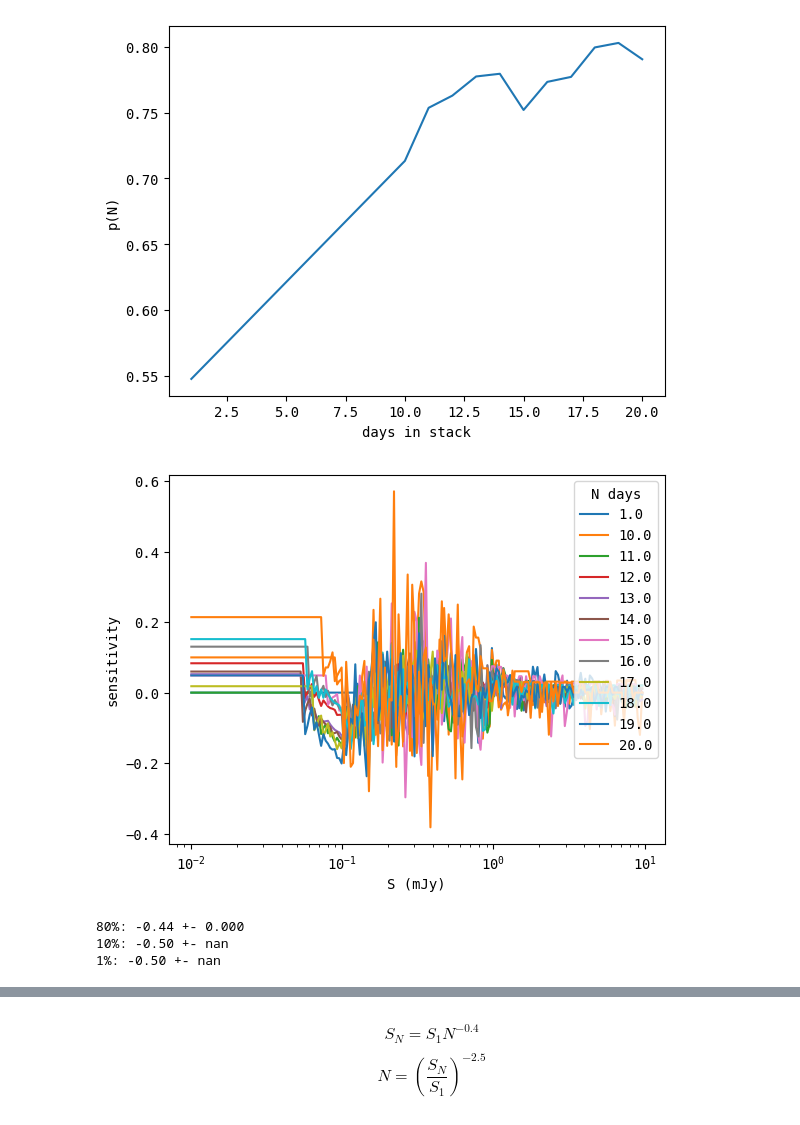
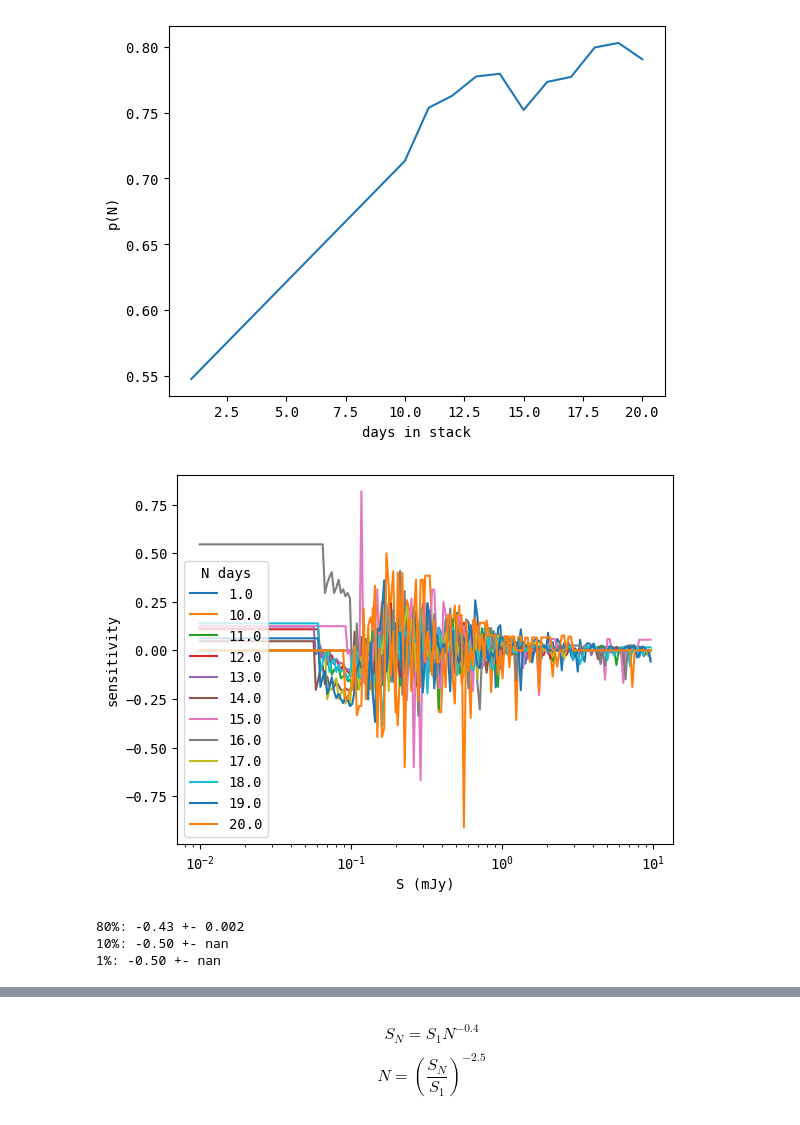
Before and after one commit to chime-sps/Transmissivity, a Jupyter notebook: results/sensitivity_dropoff.ipynb, the cells around one changed output, grey strips where cells are left out. Saved outputs shown, nothing was run; the diff lists cells and outputs as text; code cells hidden in the pictures.

Commit message:
more plots

```diff
--- a/results/sensitivity_dropoff.ipynb
+++ b/results/sensitivity_dropoff.ipynb
@@ -114,8 +114,11 @@ S_err1_down = np.zeros(len(data))
 
 for i in range(len(data)):
 
+
+    f_mask = (data[i][:, f_idx] > 1) & (data[i][:, f_idx] < 5)
+
     _, S_sens, S_smooth = au.get_sensitivity(
-        data[i],
+        data[i][f_mask],
         *(S_idx, S_bins, S_dev)
     )
 
@@ -125,42 +128,42 @@ for i in range(len(data)):
 
     S_curve[i] = S_sens
     #S_smooth = gaussian_filter(S_sens, 3)
-    S_50[i] = np.max(S_bins[np.where(S_smooth < 0.5)[0]])
+    S_50[i] = np.max(S_bins[np.where(S_smooth < 0.97)[0]])
     S_10[i] = np.max(S_bins[np.where(S_smooth < 0.1)[0]])
     S_1[i] = np.max(S_bins[np.where(S_smooth < 0.01)[0]])
 
-    p_80_idx = np.where(S_smooth < 0.5)[0][-1]
+    p_80_idx = np.where(S_smooth < 0.97)[0][-1]
     local_std50 = np.std(S_sens[p_80_idx - 10: p_80_idx + 10])
-    S_err50_up[i] = np.max(S_bins[np.where(S_smooth < 0.5 + local_std50)[0]])
+    S_err50_up[i] = np.max(S_bins[np.where(S_smooth < 0.8 + local_std50)[0]])
 
     p_10_idx = np.where(S_smooth < 0.1)[0][-1]
     local_std10 = np.std(S_sens[p_10_idx - 10:p_10_idx + 10])
     S_err10_up[i] = np.max(S_bins[np.where(S_smooth < 0.1 + local_std10)[0]])
     try:
         S_err10_down[i] = np.max(S_bins[np.where(S_smooth < 0.1 - local_std10)[0]])
     except:
         S_err10_down[i] = np.nan
     p_1_idx = np.where(S_smooth < 0.01)[0][-1]
     local_std1 = np.std(S_sens[p_1_idx - 12:p_1_idx + 12])
     S_err1_up[i] = np.max(S_bins[np.where(S_smooth < 0.01 + local_std1)[0]])
     try:
         S_err1_down[i] = np.max(S_bins[np.where(S_smooth < 0.01 - local_std1)[0]])
     except:
         S_err1_down[i] = np.nan
 
 S_err10_down = S_10 - S_err10_down
 S_err10_up -= S_10
 S_err1_down = S_1 - S_err1_down
 S_err1_up -= S_1
 S_err50_up -= S_50
 
 #plt.plot(S_bins[:-1], S_sens - S_smooth, label = days[i])
 plt.xlabel('S (mJy)')
 plt.ylabel('sensitivity')
 plt.legend(title = 'N days')
 plt.xscale('log')
 # %% [output]
-[figure, old version]
+[figure, new version]
 # %%
 def analytical_curve_10(x, alpha):
 
@@ -181,7 +184,7 @@ print(f'80%: {alpha_80[0]:.2f} +- {err50[0][0]:.3f}')
 print(f'10%: {alpha_10[0]:.2f} +- {err10[0][0]:.3f}')
 print(f'1%: {alpha_1[0]:.2f} +- {err1[0][0]:.3f}')
 # %% [output]
-80%: -0.44 +- 0.000
+80%: -0.43 +- 0.002
 10%: -0.50 +- nan
 1%: -0.50 +- nan
 # %%
```
Also changed, not shown: parts of 7 cells of this notebook.
